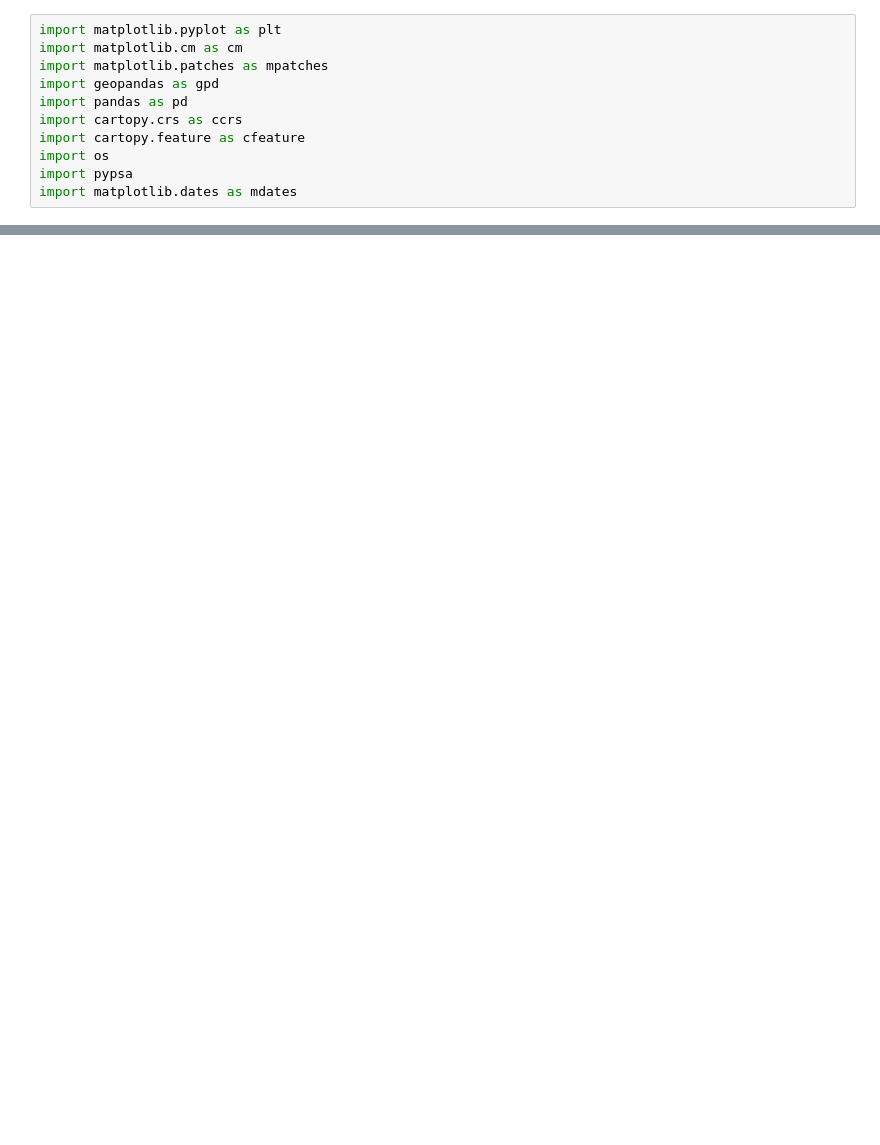
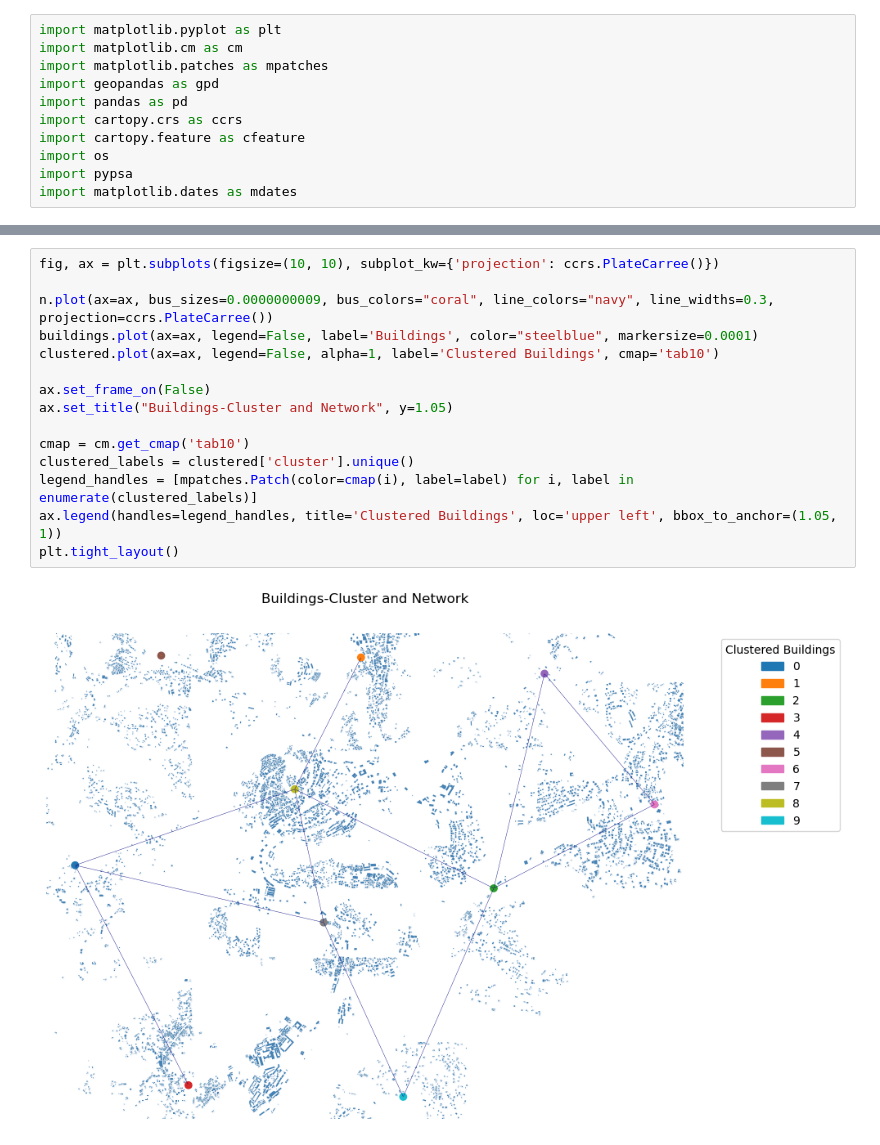
Before and after one commit to pypsa-meets-earth/documentation, a Jupyter notebook: notebooks/distribution/Network.ipynb, the cells around one changed output, grey strips where cells are left out. Saved outputs shown, nothing was run; the diff lists cells and outputs as text; blank space fills up the shorter version.

```diff
--- a/notebooks/distribution/Network.ipynb
+++ b/notebooks/distribution/Network.ipynb
@@ -32 +32,18 @@ n.plot(bus_sizes=0.00002, bus_colors="coral", line_colors="navy", line_widths=0.
+# %%
+fig, ax = plt.subplots(figsize=(10, 10), subplot_kw={'projection': ccrs.PlateCarree()})
+
+n.plot(ax=ax, bus_sizes=0.0000000009, bus_colors="coral", line_colors="navy", line_widths=0.3, projection=ccrs.PlateCarree())
+buildings.plot(ax=ax, legend=False, label='Buildings', color="steelblue", markersize=0.0001)
+clustered.plot(ax=ax, legend=False, alpha=1, label='Clustered Buildings', cmap='tab10')
+
+ax.set_frame_on(False)
+ax.set_title("Buildings-Cluster and Network", y=1.05)
+
+cmap = cm.get_cmap('tab10')
+clustered_labels = clustered['cluster'].unique()
+legend_handles = [mpatches.Patch(color=cmap(i), label=label) for i, label in enumerate(clustered_labels)]
+ax.legend(handles=legend_handles, title='Clustered Buildings', loc='upper left', bbox_to_anchor=(1.05, 1))
+plt.tight_layout()
+# %% [output]
+[figure, added]
 # %%
```
Also changed, not shown: parts of 5 cells of this notebook.
